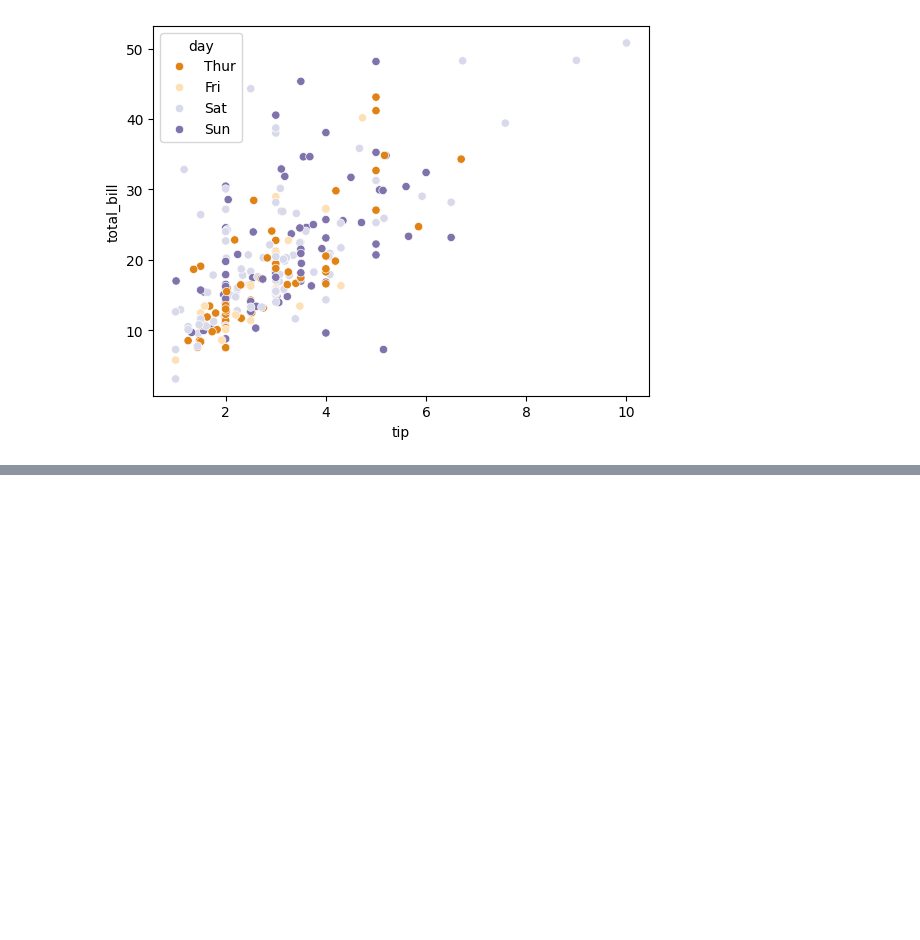
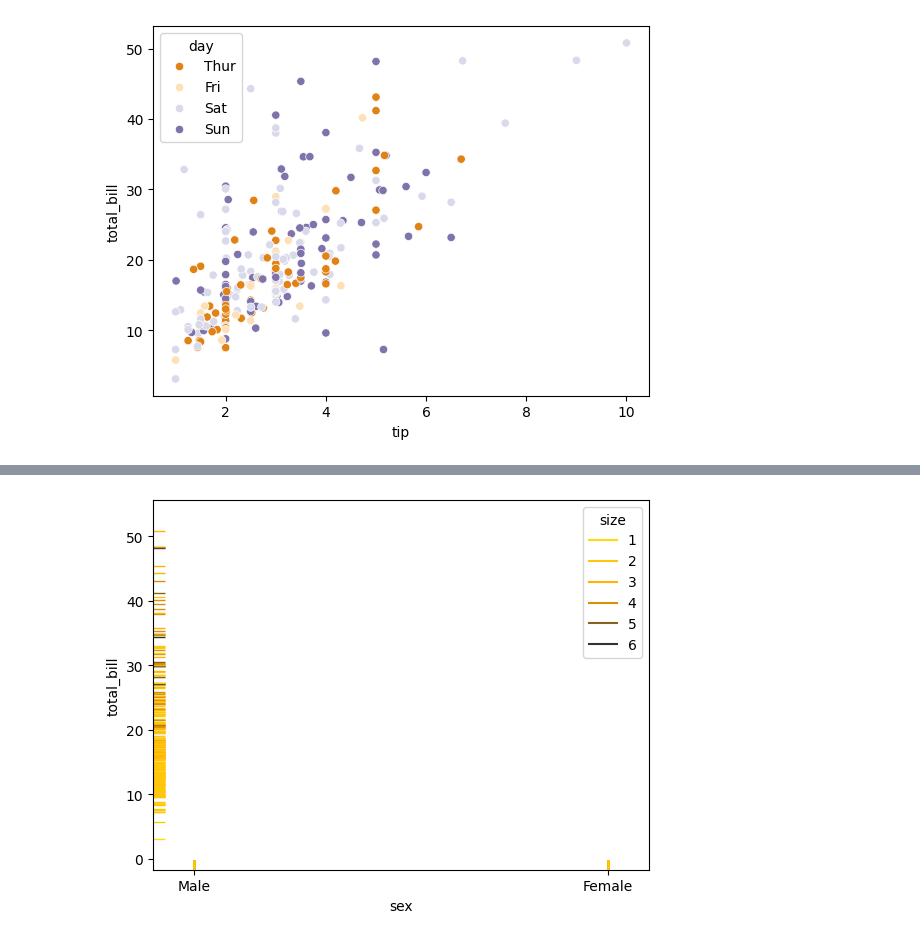
Before and after one commit to prashant-210110/programs, a Jupyter notebook: seaborn.ipynb, the cells around one changed output, grey strips where cells are left out. Cells and saved outputs as stored; diff of their text form; code cells hidden in the pictures; blank space fills up the shorter version.

```diff
--- a/seaborn.ipynb
+++ b/seaborn.ipynb
@@ -112,0 +118,5 @@ plt.show()
+# %%
+sb.rugplot(x="sex",y="total_bill",data=a,hue="size",palette='Wistia_d')
+plt.show()
+# %% [output]
+[figure, added]
```
Also changed, not shown: parts of 12 cells of this notebook, 1 other file.
